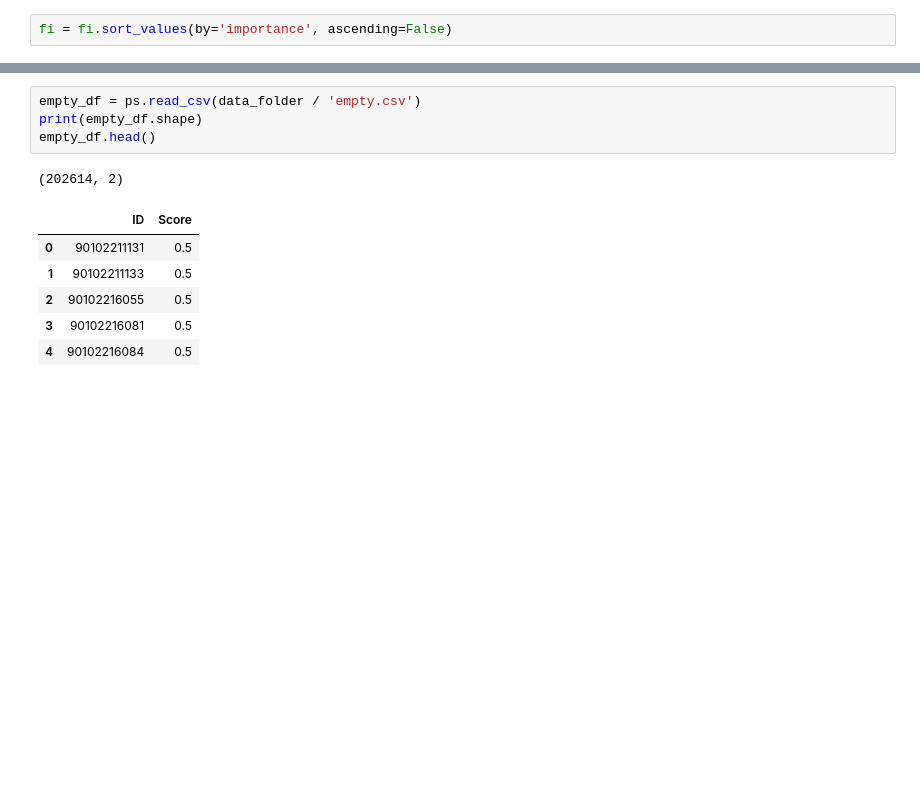
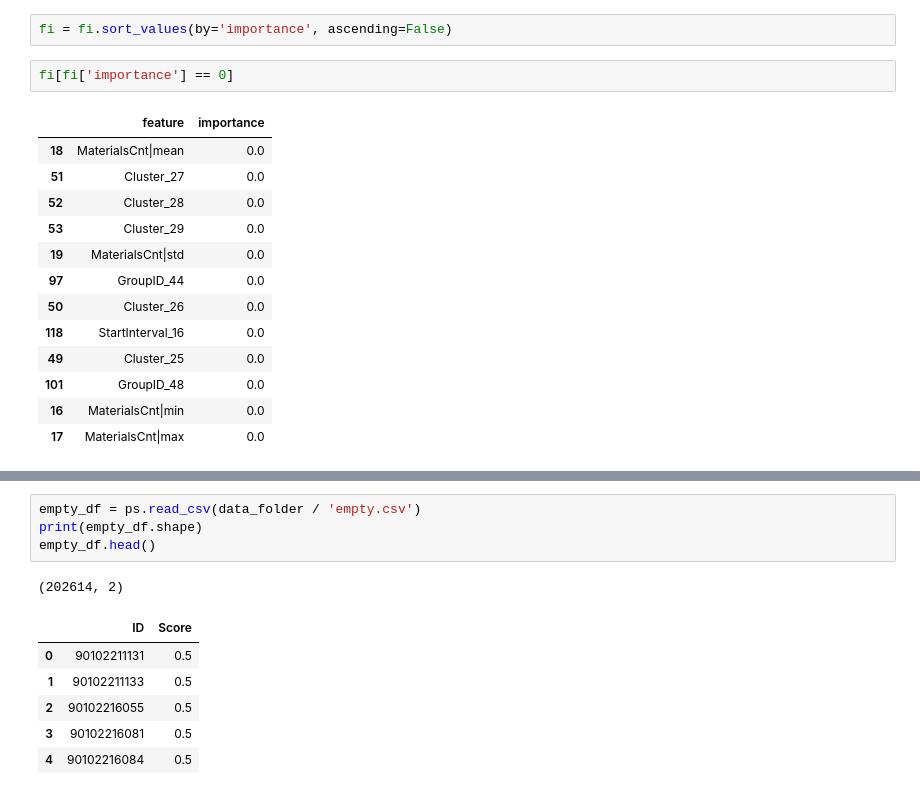
Before and after one commit to Ditwoo/sascompetitions-platypus, a Jupyter notebook: notebooks/light_lgbm.ipynb, the cells around one changed output, grey strips where cells are left out. Drawn from its saved outputs; the diff is of its cells as text; blank space fills up the shorter version.

```diff
--- a/notebooks/light_lgbm.ipynb
+++ b/notebooks/light_lgbm.ipynb
@@ -197,2 +209,18 @@ Wall time: 24min 44s
 # %%
 fi = fi.sort_values(by='importance', ascending=False)
+# %%
+fi[fi['importance'] == 0]
+# %% [output]
+|  | feature | importance |
+| 18 | MaterialsCnt|mean | 0.0 |
+| 51 | Cluster_27 | 0.0 |
+| 52 | Cluster_28 | 0.0 |
+| 53 | Cluster_29 | 0.0 |
+| 19 | MaterialsCnt|std | 0.0 |
+| 97 | GroupID_44 | 0.0 |
+| 50 | Cluster_26 | 0.0 |
+| 118 | StartInterval_16 | 0.0 |
+| 49 | Cluster_25 | 0.0 |
+| 101 | GroupID_48 | 0.0 |
+| 16 | MaterialsCnt|min | 0.0 |
+| 17 | MaterialsCnt|max | 0.0 |
```
Also changed, not shown: parts of 13 cells of this notebook, 1 other file.
